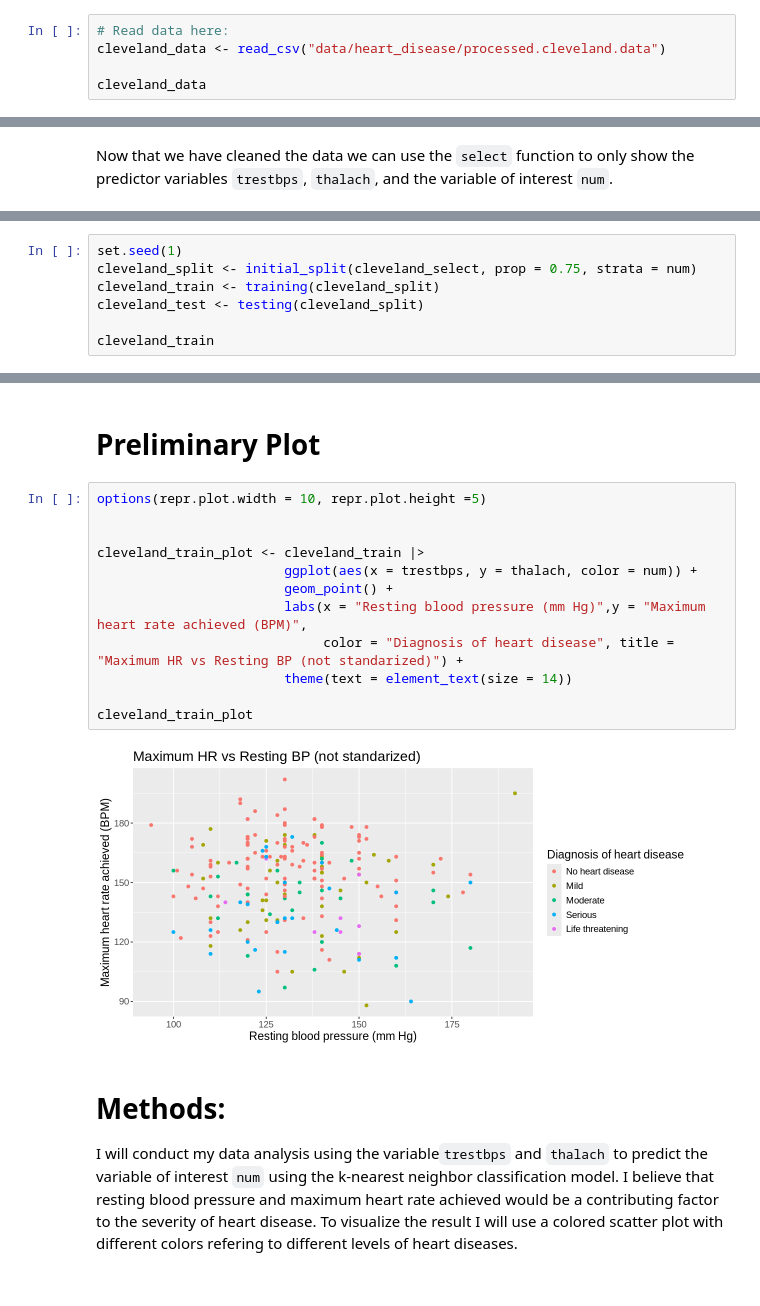
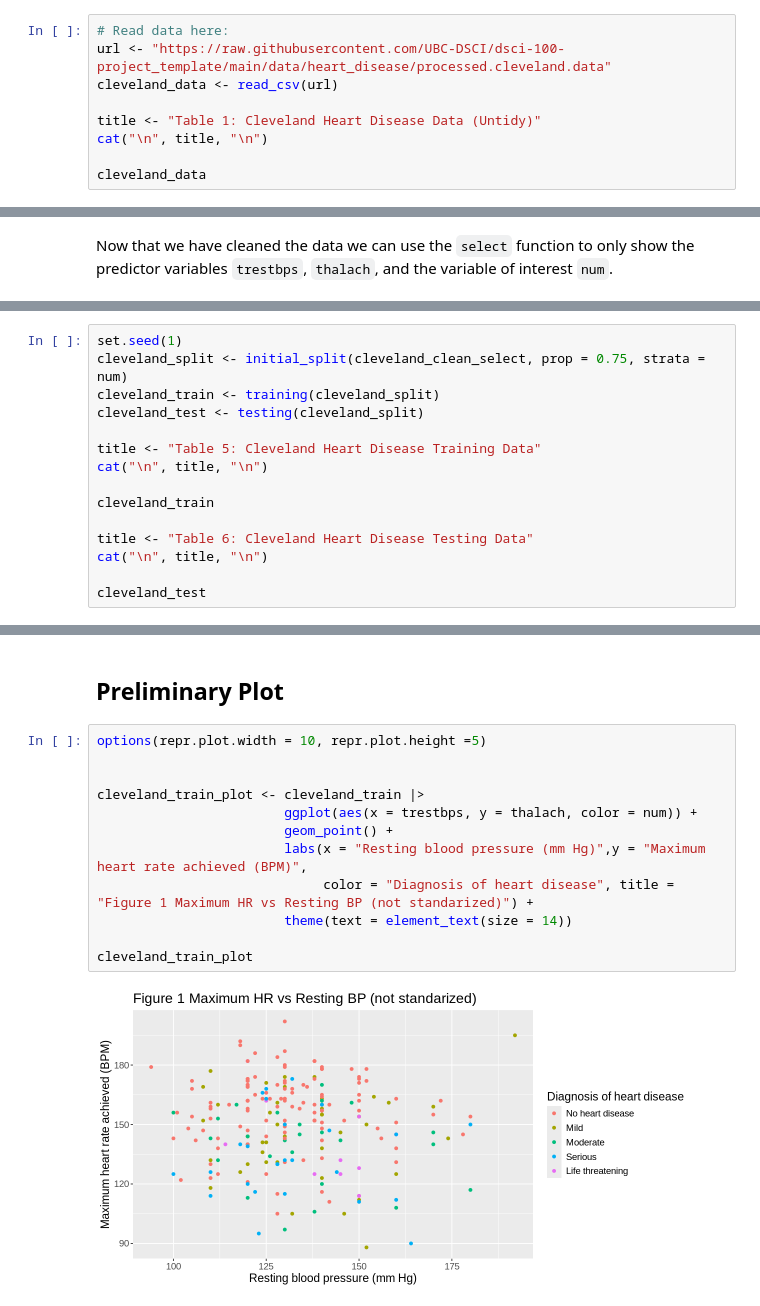
Before and after one commit to jchen278/dsci100_project, a Jupyter notebook: project_proposal.ipynb, the cells around one changed output, grey strips where cells are left out. Saved outputs shown, nothing was run; the diff lists cells and outputs as text.

```diff
--- a/project_proposal.ipynb
+++ b/project_proposal.ipynb
@@ -19,6 +19,10 @@ To load the Cleveland Heart Disease data from our data folder we must run the `r
 # %%
 # Read data here:
-cleveland_data <- read_csv("data/heart_disease/processed.cleveland.data")
+url <- "https://raw.githubusercontent.com/UBC-DSCI/dsci-100-project_template/main/data/heart_disease/processed.cleveland.data"
+cleveland_data <- read_csv(url)
+
+title <- "Table 1: Cleveland Heart Disease Data (Untidy)"
+cat("\n", title, "\n")
 
 cleveland_data
 # %% [output]
@@ -116,9 +136,17 @@ A tibble: 302 × 3
 After selecting the columns we are interested in, we need to split the data into training and testing sets, using 75% of the data for training and saving the other 25% for testing. We also use the `set.seed` function so the results are reproducible.
 # %%
 set.seed(1)
-cleveland_split <- initial_split(cleveland_select, prop = 0.75, strata = num)
+cleveland_split <- initial_split(cleveland_clean_select, prop = 0.75, strata = num)
 cleveland_train <- training(cleveland_split)
 cleveland_test <- testing(cleveland_split)
 
+title <- "Table 5: Cleveland Heart Disease Training Data"
+cat("\n", title, "\n")
+
 cleveland_train
+
+title <- "Table 6: Cleveland Heart Disease Testing Data"
+cat("\n", title, "\n")
+
+cleveland_test
 # %% [output]
@@ -135,20 +175,16 @@ A tibble: 226 × 3
 # %% [markdown]
-# Preliminary Plot
+## Preliminary Plot
-# %%
-options(repr.plot.width = 10, repr.plot.height =5)
-
-
-cleveland_train_plot <- cleveland_train |>
-                        ggplot(aes(x = trestbps, y = thalach, color = num)) +
-                        geom_point() +
-                        labs(x = "Resting blood pressure (mm Hg)",y = "Maximum heart rate achieved (BPM)",
-                             color = "Diagnosis of heart disease", title = "Maximum HR vs Resting BP (not standarized)") +
-                        theme(text = element_text(size = 14))
-
-cleveland_train_plot
-# %% [output]
-[figure, removed]
-# %% [markdown]
-# Methods:
-
-I will conduct my data analysis using the variable`trestbps` and `thalach` to predict the variable of interest `num` using the k-nearest neighbor classification model. I believe that resting blood pressure and maximum heart rate achieved would be a contributing factor to the severity of heart disease. To visualize the result I will use a colored scatter plot with different colors refering to different levels of heart diseases.
+# %%
+options(repr.plot.width = 10, repr.plot.height =5)
+
+
+cleveland_train_plot <- cleveland_train |>
+                        ggplot(aes(x = trestbps, y = thalach, color = num)) +
+                        geom_point() +
+                        labs(x = "Resting blood pressure (mm Hg)",y = "Maximum heart rate achieved (BPM)",
+                             color = "Diagnosis of heart disease", title = "Figure 1 Maximum HR vs Resting BP (not standarized)") +
+                        theme(text = element_text(size = 14))
+
+cleveland_train_plot
+# %% [output]
+[figure, added]
```
Also changed, not shown: parts of 22 cells of this notebook.
